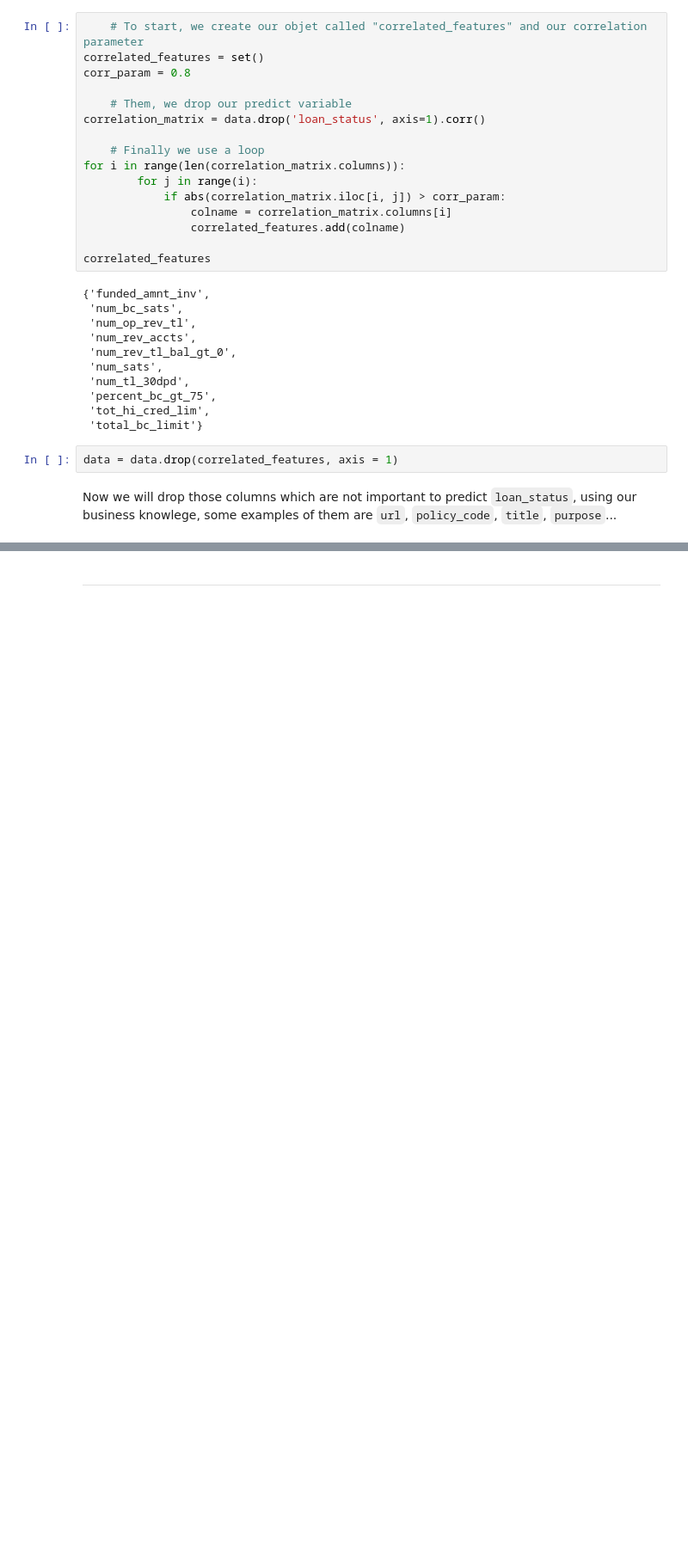
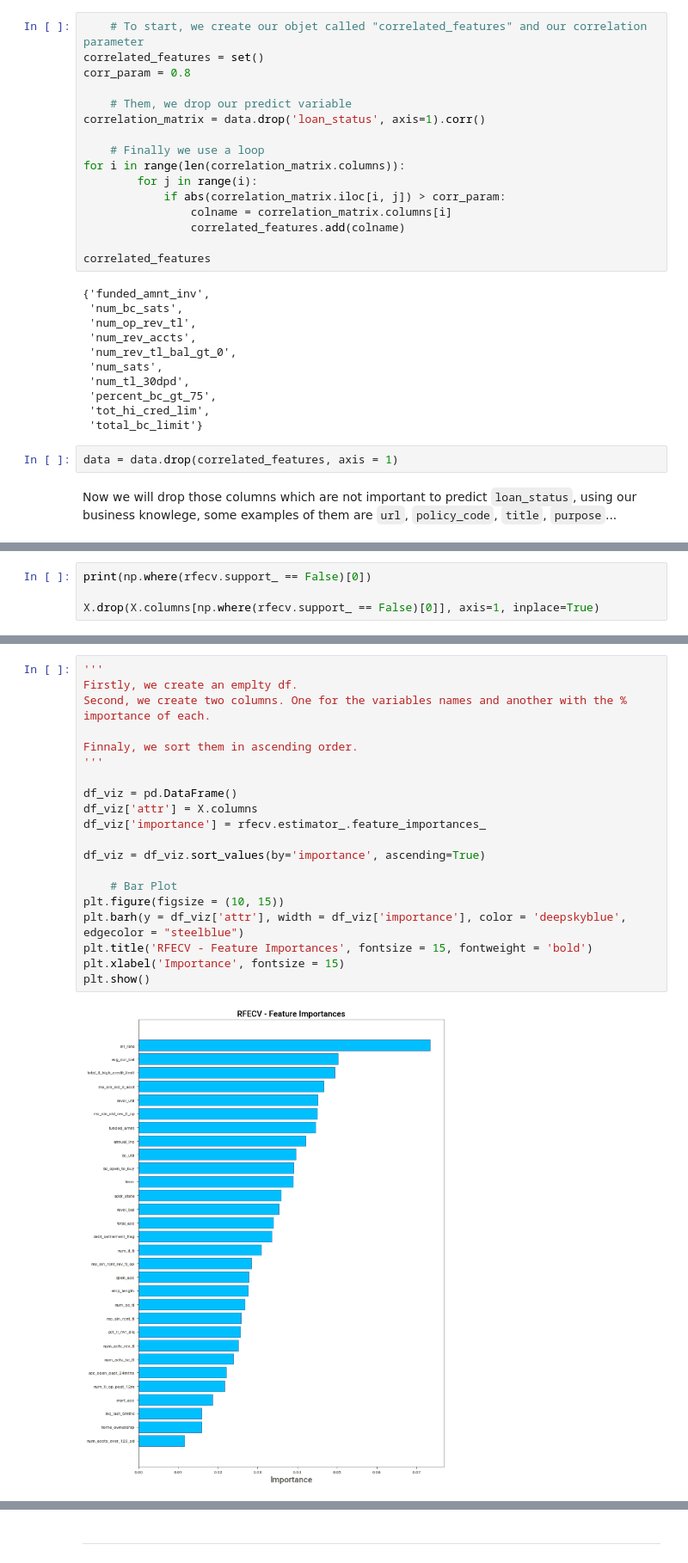
Before and after one commit to jlopezgaldon/lending_club, a Jupyter notebook: notebooks/01_EDA.ipynb, the cells around one changed output, grey strips where cells are left out. Shown at 86% size. Drawn from its saved outputs; the diff is of its cells as text; blank space fills up the shorter version.

```diff
--- a/notebooks/01_EDA.ipynb
+++ b/notebooks/01_EDA.ipynb
@@ -189,0 +316,4 @@ data.shape
+# %%
+print(np.where(rfecv.support_ == False)[0])
+
+X.drop(X.columns[np.where(rfecv.support_ == False)[0]], axis=1, inplace=True)
@@ -189,0 +335,22 @@ data.shape
+# %%
+'''
+Firstly, we create an emplty df.
+Second, we create two columns. One for the variables names and another with the % importance of each.
+
+Finnaly, we sort them in ascending order.
+'''
+
+df_viz = pd.DataFrame()
+df_viz['attr'] = X.columns
+df_viz['importance'] = rfecv.estimator_.feature_importances_
+
+df_viz = df_viz.sort_values(by='importance', ascending=True)
+
+    # Bar Plot
+plt.figure(figsize = (10, 15))
+plt.barh(y = df_viz['attr'], width = df_viz['importance'], color = 'deepskyblue', edgecolor = "steelblue")
+plt.title('RFECV - Feature Importances', fontsize = 15, fontweight = 'bold')
+plt.xlabel('Importance', fontsize = 15)
+plt.show()
+# %% [output]
+[figure, added]
```
Also changed, not shown: parts of 76 cells of this notebook.
